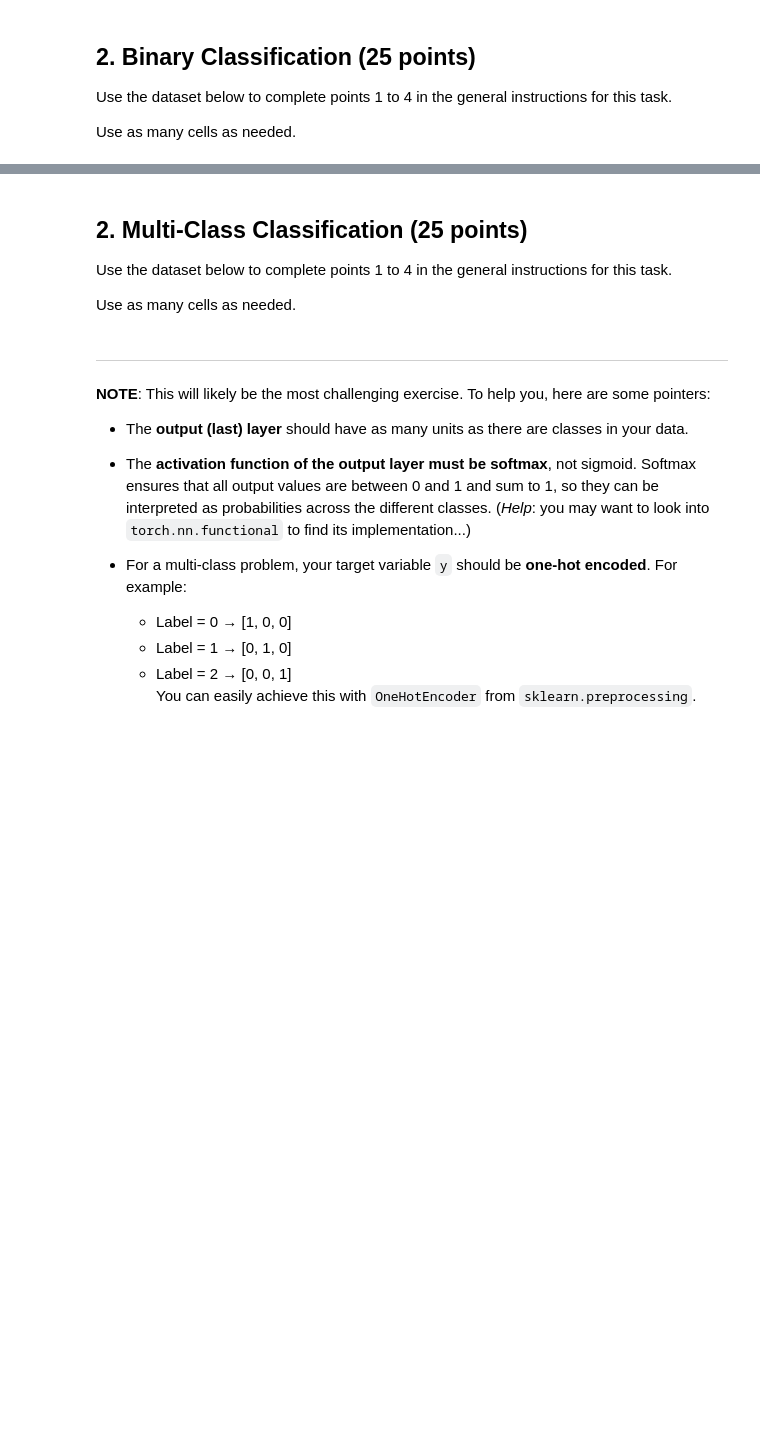
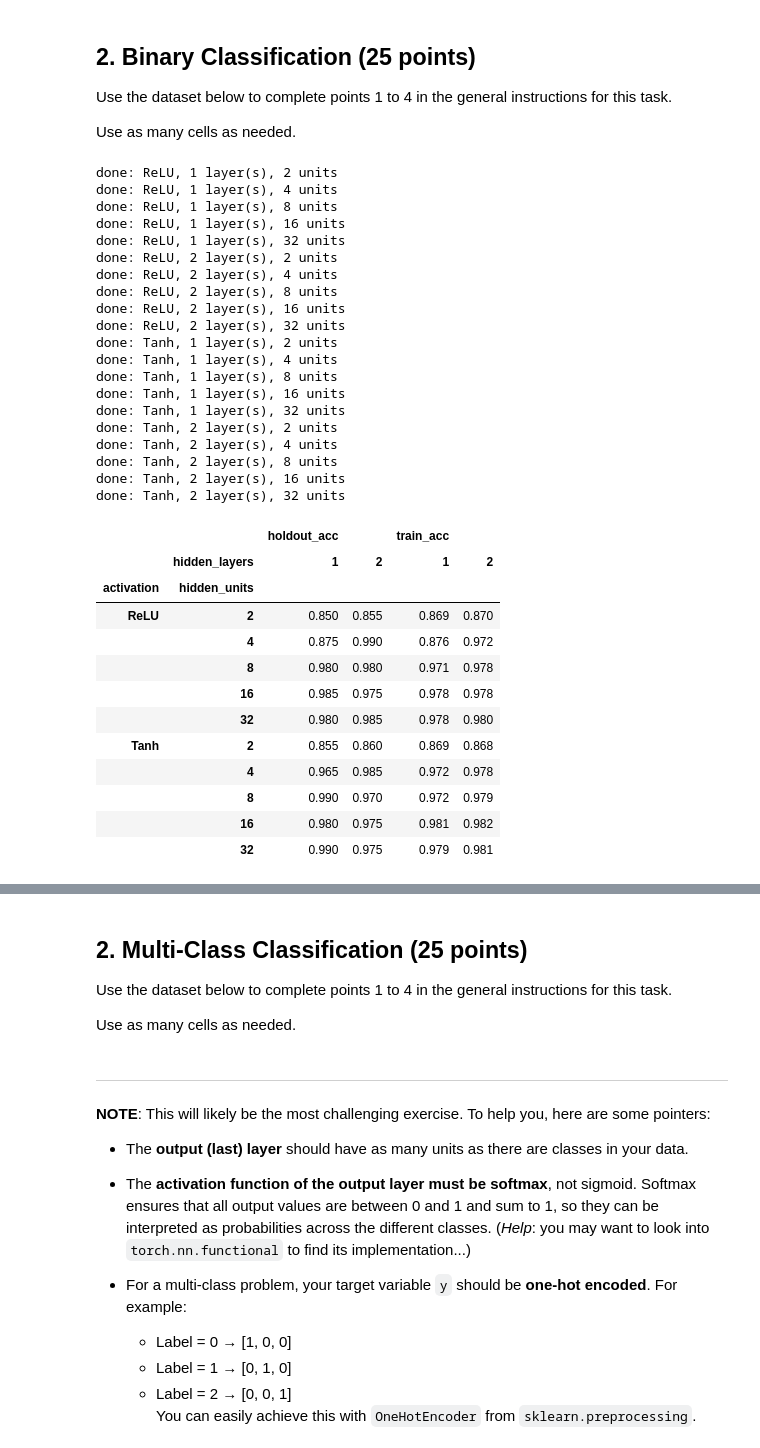
Before and after one commit to Ryanmh1024/machine_learning_lab01, a Jupyter notebook: 04_manual_mlps (1).ipynb, the cells around one changed output, grey strips where cells are left out. Saved outputs shown, nothing was run; the diff lists cells and outputs as text; code cells hidden in the pictures; blank space fills up the shorter version.

Commit message:
Finished combining into Adalias nb

```diff
--- a/04_manual_mlps (1).ipynb
+++ b/04_manual_mlps (1).ipynb
@@ -94,0 +192,71 @@ X, y = make_moons(n_samples=1000, noise=0.2, random_state=42)
+# %%
+LR = 0.01
+EPOCHS = 200
+
+# Hyperparameter grid:
+hidden_sizes = [2, 4, 8, 16, 32]
+activations = {"ReLU": torch.relu, "Tanh": torch.tanh}
+
+results = []   # one dict (row) per configuration
+models = {}    # keep trained models so we can look at their loss curves later
+
+for act_name, act_fn in activations.items():
+    for n_hidden in (1, 2):
+        for h in hidden_sizes:
+            # Same seed for every model -> differences come from the hyperparameters, not the random start
+            model = BinaryMLP(input_dim=2, hidden_dim=h, n_hidden=n_hidden, activation_fn=act_fn, lr=LR, seed=42)
+            model.fit(X_train, y_train, epochs=EPOCHS, X_val=X_report, y_val=y_report)
+            models[(act_name, n_hidden, h)] = model
+
+            # Accuracy on BOTH sets: a big train-holdout gap would signal overfitting
+            results.append({
+                "activation": act_name,
+                "hidden_layers": n_hidden,
+                "hidden_units": h,
+                "train_acc": accuracy_score(y_train, model.predict(X_train)),
+                "holdout_acc": accuracy_score(y_report, model.predict(X_report)),
+            })
+            print(f"done: {act_name}, {n_hidden} layer(s), {h} units")  # progress, since this takes a while
+
+results_df = pd.DataFrame(results)
+
+# Compact summary table:
+#   rows    = activation x hidden units
+#   columns = metric x number of hidden layers (so 1 vs 2 layers sit side by side)
+# pivot_table reshapes the long list of rows into this grid
+summary = results_df.pivot_table(index=["activation", "hidden_units"], columns="hidden_layers", values=["train_acc", "holdout_acc"]).round(3)
+summary
+# %% [output]
+done: ReLU, 1 layer(s), 2 units
+done: ReLU, 1 layer(s), 4 units
+done: ReLU, 1 layer(s), 8 units
+done: ReLU, 1 layer(s), 16 units
+done: ReLU, 1 layer(s), 32 units
+done: ReLU, 2 layer(s), 2 units
+done: ReLU, 2 layer(s), 4 units
+done: ReLU, 2 layer(s), 8 units
+done: ReLU, 2 layer(s), 16 units
+done: ReLU, 2 layer(s), 32 units
+done: Tanh, 1 layer(s), 2 units
+done: Tanh, 1 layer(s), 4 units
+done: Tanh, 1 layer(s), 8 units
+done: Tanh, 1 layer(s), 16 units
+done: Tanh, 1 layer(s), 32 units
+done: Tanh, 2 layer(s), 2 units
+done: Tanh, 2 layer(s), 4 units
+done: Tanh, 2 layer(s), 8 units
+done: Tanh, 2 layer(s), 16 units
+done: Tanh, 2 layer(s), 32 units
+|  |  | holdout_acc |  | train_acc |  |
+|  | hidden_layers | 1 | 2 | 1 | 2 |
+| activation | hidden_units |  |  |  |  |
+| ReLU | 2 | 0.850 | 0.855 | 0.869 | 0.870 |
+|  | 4 | 0.875 | 0.990 | 0.876 | 0.972 |
+|  | 8 | 0.980 | 0.980 | 0.971 | 0.978 |
+|  | 16 | 0.985 | 0.975 | 0.978 | 0.978 |
+|  | 32 | 0.980 | 0.985 | 0.978 | 0.980 |
+| Tanh | 2 | 0.855 | 0.860 | 0.869 | 0.868 |
+|  | 4 | 0.965 | 0.985 | 0.972 | 0.978 |
+|  | 8 | 0.990 | 0.970 | 0.972 | 0.979 |
+|  | 16 | 0.980 | 0.975 | 0.981 | 0.982 |
+|  | 32 | 0.990 | 0.975 | 0.979 | 0.981 |
```
Also changed, not shown: parts of 26 cells of this notebook, 1 other file.
